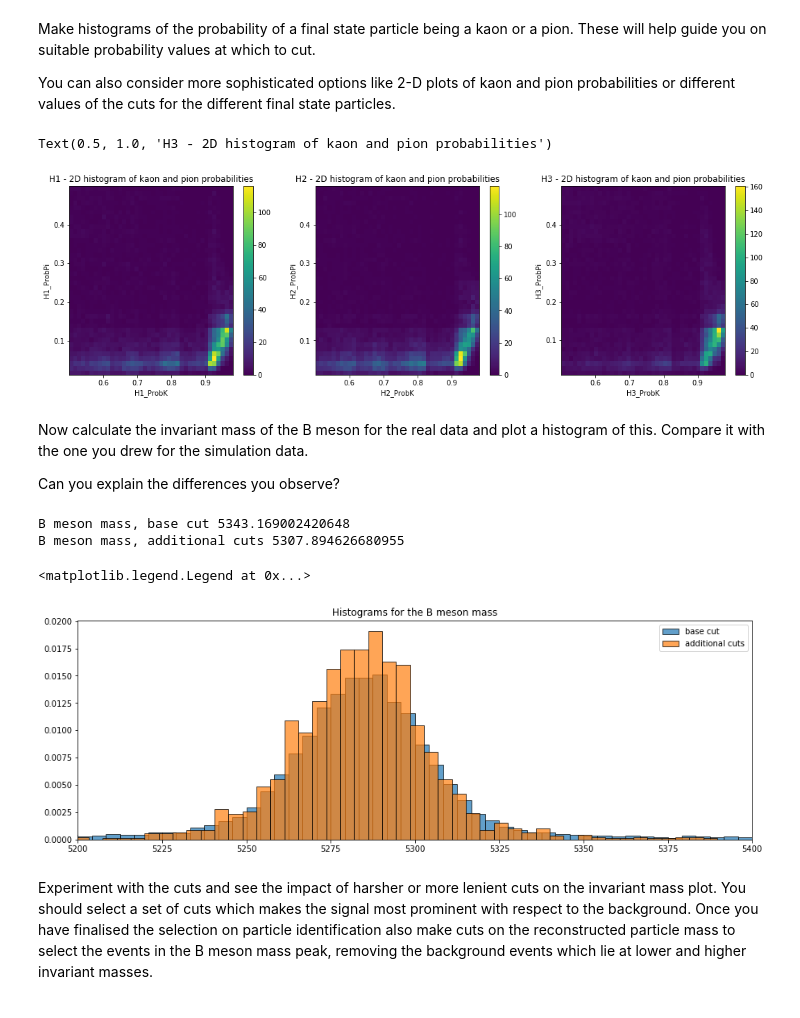
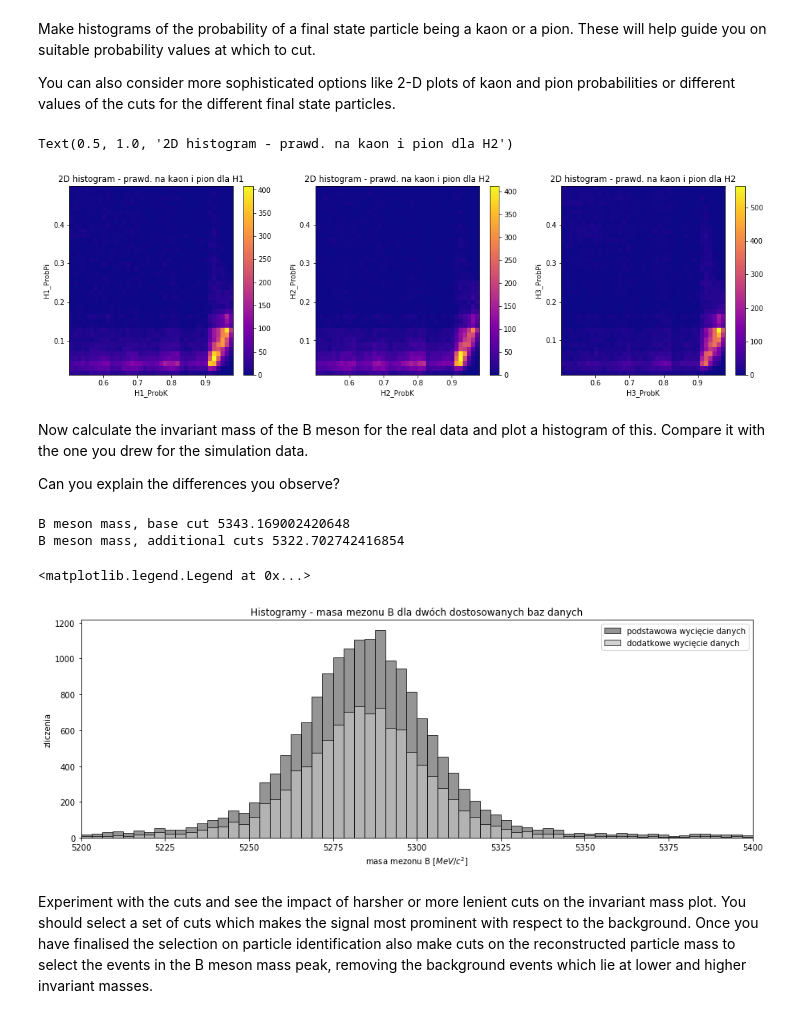
Before and after one commit to JTMalczewski/opendata-project-master, a Jupyter notebook: LHCb_Open_Data_Project.ipynb, the cells around one changed output. Cells and saved outputs as stored; diff of their text form; code cells hidden in the pictures.

```diff
--- a/LHCb_Open_Data_Project.ipynb
+++ b/LHCb_Open_Data_Project.ipynb
@@ -286,11 +286,12 @@ plt.subplot(1,3,1)
 plt.hist2d( df2['H1_ProbK'],
             df2['H1_ProbPi'],
             bins=40,
-            density=True)
+            cmap = 'plasma',
+            density=False)
 plt.colorbar()
 plt.xlabel('H1_ProbK')
 plt.ylabel('H1_ProbPi')
-plt.title('H1 - 2D histogram of kaon and pion probabilities')
+plt.title('2D histogram - prawd. na kaon i pion dla H1')
 
 
 
@@ -298,26 +299,28 @@ plt.subplot(1,3,2)
 plt.hist2d( df2['H2_ProbK'],
             df2['H2_ProbPi'],
             bins=40,
-            density=True)
+            cmap = 'plasma',
+            density=False)
 plt.colorbar()
 plt.xlabel('H2_ProbK')
 plt.ylabel('H2_ProbPi')
-plt.title('H2 - 2D histogram of kaon and pion probabilities')
+plt.title('2D histogram - prawd. na kaon i pion dla H2')
 
 
 
 plt.subplot(1,3,3)
 plt.hist2d( df2['H3_ProbK'],
             df2['H3_ProbPi'],
+            cmap = 'plasma',
             bins=40,
-            density=True)
+            density=False)
 plt.colorbar()
 plt.xlabel('H3_ProbK')
 plt.ylabel('H3_ProbPi')
-plt.title('H3 - 2D histogram of kaon and pion probabilities')
+plt.title('2D histogram - prawd. na kaon i pion dla H2')
 # %% [output]
-Text(0.5, 1.0, 'H3 - 2D histogram of kaon and pion probabilities')
+Text(0.5, 1.0, '2D histogram - prawd. na kaon i pion dla H2')
-[figure, old version]
+[figure, new version]
 # %% [markdown]
 Now calculate the invariant mass of the B meson for the real data and plot a histogram of this.
 Compare it with the one you drew for the simulation data.
@@ -348,40 +351,44 @@ def calcualteBMass(data):
 # %%
 plt.figure(figsize=(15,5))
 
 B_mass = calcualteBMass(df2)
 
 plt.hist(   B_mass,
             edgecolor = "black",
-            bins = 300,
-            label = 'base cut',
-            density=True,
+            bins = 400,
+            color = 'dimgrey',
+            label = 'podstawowa wycięcie danych',
+            density=False,
             alpha=0.7)
 print("B meson mass, base cut", np.mean(B_mass))
 
 cut_test = df2.drop(df2[df2['H3_ProbPi'] > 0.2].index)
-cut_test = cut_test.drop(cut_test[cut_test['H3_ProbK'] < 0.9].index)
-cut_test = cut_test.drop(cut_test[cut_test['H2_ProbPi'] > 0.20].index)
-cut_test = cut_test.drop(cut_test[cut_test['H2_ProbK'] < 0.9].index)
-cut_test = cut_test.drop(cut_test[cut_test['H1_ProbPi'] > 0.20].index)
-cut_test = cut_test.drop(cut_test[cut_test['H1_ProbK'] < 0.9].index)
+cut_test = cut_test.drop(cut_test[cut_test['H3_ProbK'] < 0.7].index)
+cut_test = cut_test.drop(cut_test[cut_test['H2_ProbPi'] > 0.2].index)
+cut_test = cut_test.drop(cut_test[cut_test['H2_ProbK'] < 0.5].index)
+cut_test = cut_test.drop(cut_test[cut_test['H1_ProbPi'] > 0.2].index)
+cut_test = cut_test.drop(cut_test[cut_test['H1_ProbK'] < 0.5].index)
 
 B_mass_cut = calcualteBMass(cut_test)
 print("B meson mass, additional cuts", np.mean(B_mass_cut))
 
 plt.hist(   B_mass_cut,
             edgecolor = "black",
-            bins = 300,
-            label ='additional cuts',
-            density=True,
+            bins = 400,
+            color = 'silver',
+            label ='dodatkowe wycięcie danych',
+            density=False,
             alpha=0.7)
 plt.xlim(5200,5400)
-plt.title('Histograms for the B meson mass')
+plt.ylabel('zliczenia')
+plt.xlabel('masa mezonu B $[MeV/c^2]$')
+plt.title('Histogramy - masa mezonu B dla dwóch dostosowanych baz danych')
 plt.legend()
 # %% [output]
 B meson mass, base cut 5343.169002420648
-B meson mass, additional cuts 5307.894626680955
+B meson mass, additional cuts 5322.702742416854
 <matplotlib.legend.Legend at 0x...>
-[figure, old version]
+[figure, new version]
 # %% [markdown]
 Experiment with the cuts and see the impact of harsher or more lenient cuts on the invariant mass plot.
 You should select a set of cuts which makes the signal most prominent with respect to the background.
```
Also changed, not shown: parts of 18 cells of this notebook.
